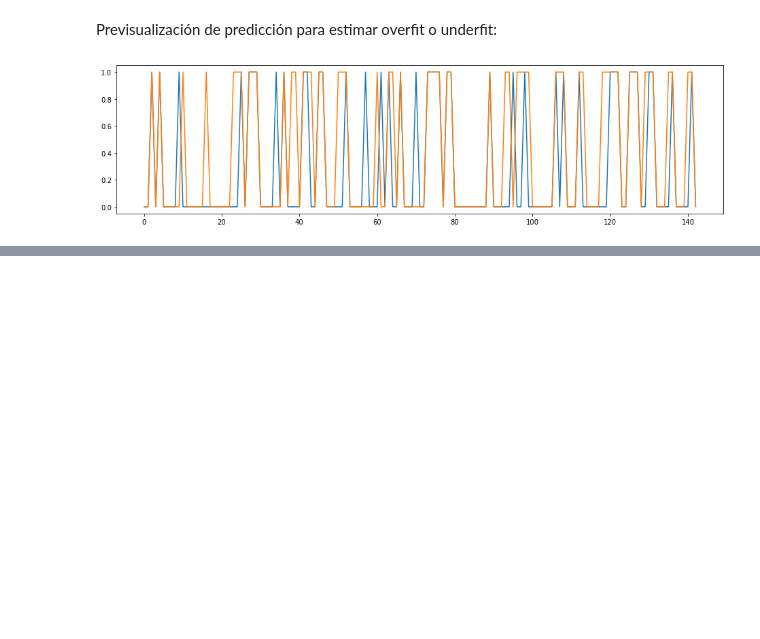
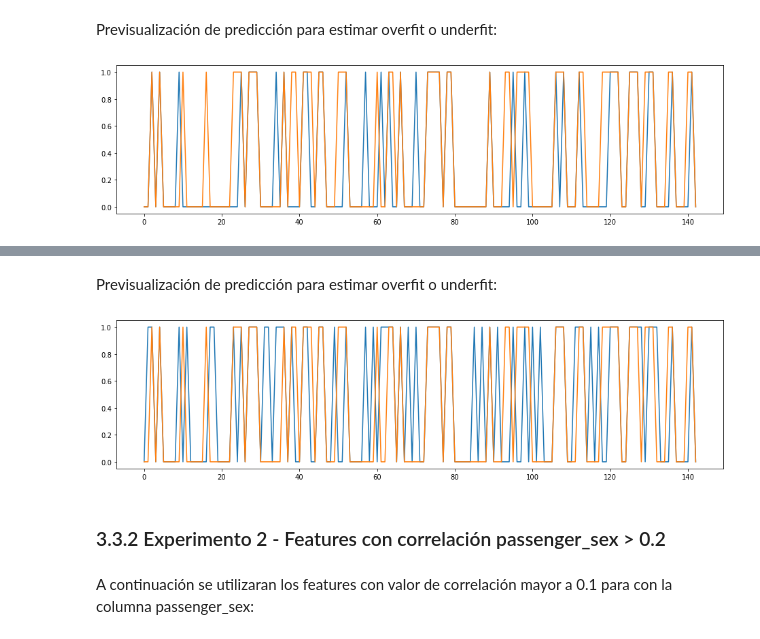
Before and after one commit to josedalvik/datascience_stlearning1_proyecto, a Jupyter notebook: Parte1-Entrenamiento.ipynb, the cells around one changed output, grey strips where cells are left out. Cells and saved outputs as stored; diff of their text form; code cells hidden in the pictures; blank space fills up the shorter version.

Commit message:
Naive Bayes y métricas de evaluación

```diff
--- a/Parte1-Entrenamiento.ipynb
+++ b/Parte1-Entrenamiento.ipynb
@@ -736,0 +743,15 @@ Función para crear el modelo Naive Bayes
+# %%
+def ENB_Naive_Bayes_predecir(ENB_nbp_likelihood, ENB_nbp_probabilidad, ENB_nbp_x, ENB_nbp_columns):
+    ENB_nbp_predecir = ENB_nbp_x.iloc[:,ENB_nbp_columns]
+    ENB_nbp_prediccion = pd.DataFrame()
+    for row in ENB_nbp_predecir.index:
+        row_probabildiad0 = ENB_nbp_probabilidad[0];
+        row_probabildiad1 = ENB_nbp_probabilidad[1];
+        for col in ENB_nbp_predecir.columns:
+            try:
+                row_probabildiad0 = row_probabildiad0 * ENB_nbp_likelihood[col][0][ENB_nbp_predecir[col][row]]
+                row_probabildiad1 = row_probabildiad1 * ENB_nbp_likelihood[col][1][ENB_nbp_predecir[col][row]]
+            except KeyError:
+                continue
+        ENB_nbp_prediccion = pd.concat([ENB_nbp_prediccion, pd.DataFrame([{"N":row_probabildiad0,"Y":row_probabildiad1}])])
+    return np.argmax(np.array(ENB_nbp_prediccion),axis=1)
@@ -736,0 +762,6 @@ Función para crear el modelo Naive Bayes
+# %%
+ENB_columnas = np.full(len(E_data_entrenamiento.columns), True)
+[ENB_probabilidad, ENB_likelihood] = ENB_Naive_Bayes_modelo(E_data_entrenamiento, ENB_columnas)
+
+ENB_columnas = np.full(len(E_validation_features.columns), True)
+ENB_prediccion = ENB_Naive_Bayes_predecir(ENB_likelihood, ENB_probabilidad, E_validation_features, ENB_columnas)
@@ -736,0 +778,10 @@ Función para crear el modelo Naive Bayes
+# %% [markdown]
+Previsualización de predicción para estimar overfit o underfit:
+# %%
+E_identificar_sobre_entrenamiento(ENB_prediccion, E_validation_target)
+# %% [output]
+[figure, added]
+# %% [markdown]
+### 3.3.2 Experimento 2 - Features con correlación passenger_sex > 0.2
+# %% [markdown]
+A continuación se utilizaran los features con valor de correlación mayor a 0.1 para con la columna passenger_sex:
```
Also changed, not shown: parts of 51 cells of this notebook, 1 other file.
